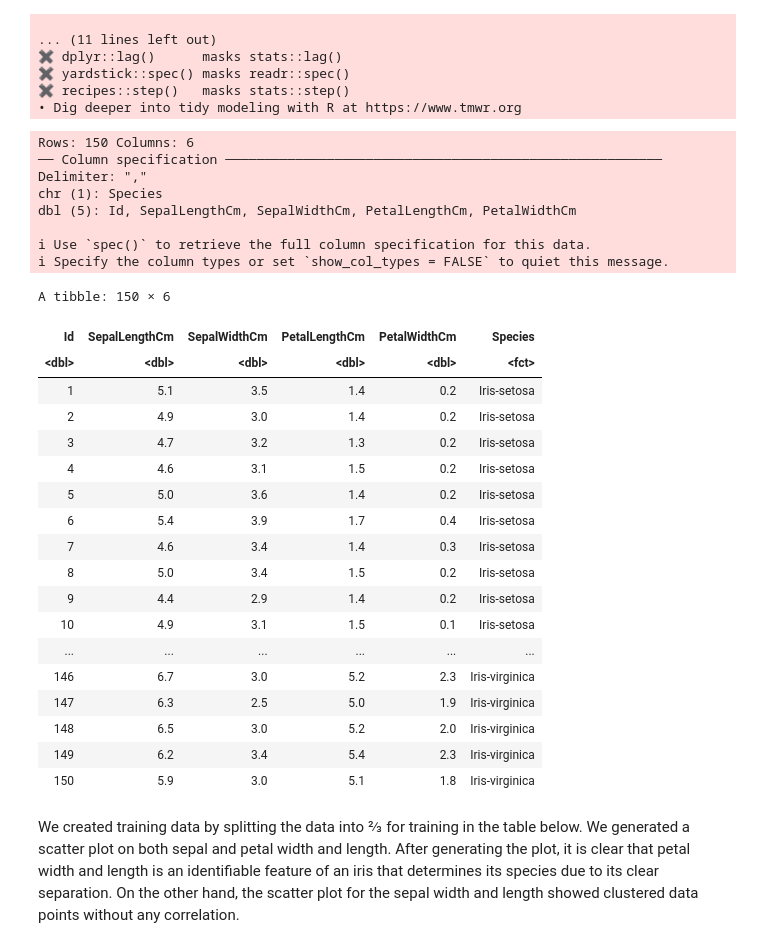
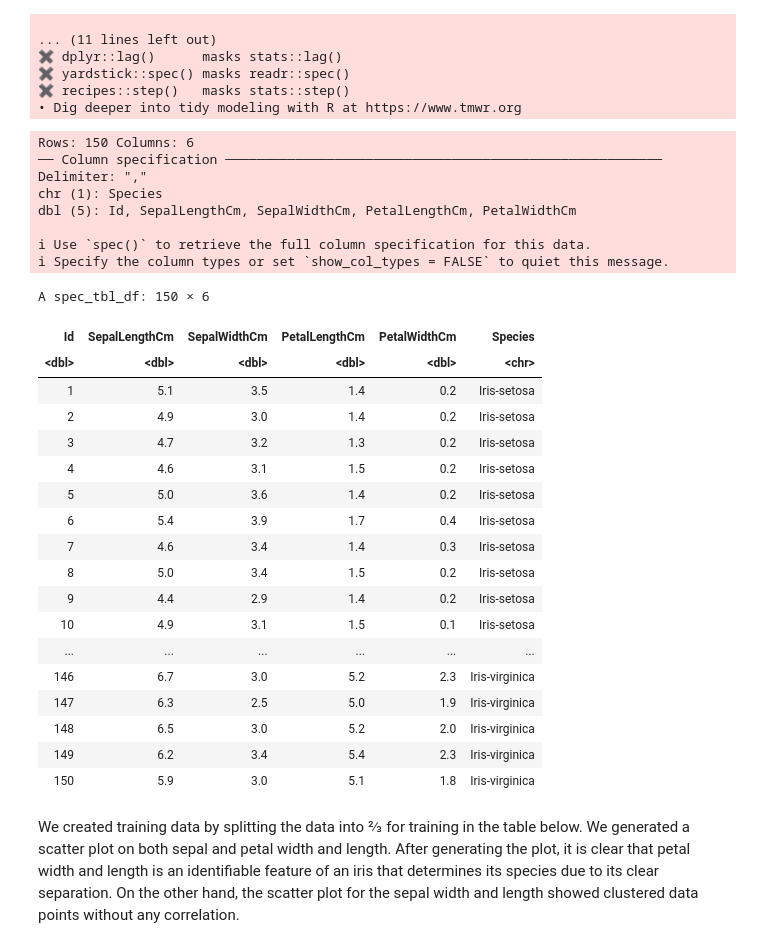
Before and after one commit to lucaschan117/dsci-100-002-group36, a Jupyter notebook: Iris_Project.ipynb, the cells around one changed output. Saved outputs shown, nothing was run; the diff lists cells and outputs as text; code cells hidden in the pictures.

```diff
--- a/Iris_Project.ipynb
+++ b/Iris_Project.ipynb
@@ -28,21 +28,22 @@ library(tidymodels)
 ✖ recipes::step()   masks stats::step()
 • Dig deeper into tidy modeling with R at https://www.tmwr.org
 # %%
-iris <-read_csv("data/Iris.csv") |>
-    mutate(Species = as_factor(Species))
+URL <- "https://drive.usercontent.google.com/u/0/uc?id=1nJhPS7V3n2RzNWZOMhgunLFikY5035Vv&export=download"
+download.file(URL, "data/iris.csv")
+iris <- read_csv("data/iris.csv")
 iris
 # %% [output]
 Rows: 150 Columns: 6
 ── Column specification ────────────────────────────────────────────────────────
 Delimiter: ","
 chr (1): Species
 dbl (5): Id, SepalLengthCm, SepalWidthCm, PetalLengthCm, PetalWidthCm
 
 ℹ Use `spec()` to retrieve the full column specification for this data.
 ℹ Specify the column types or set `show_col_types = FALSE` to quiet this message.
-A tibble: 150 × 6
+A spec_tbl_df: 150 × 6
 | Id | SepalLengthCm | SepalWidthCm | PetalLengthCm | PetalWidthCm | Species |
-| <dbl> | <dbl> | <dbl> | <dbl> | <dbl> | <fct> |
+| <dbl> | <dbl> | <dbl> | <dbl> | <dbl> | <chr> |
 | 1 | 5.1 | 3.5 | 1.4 | 0.2 | Iris-setosa |
 | 2 | 4.9 | 3.0 | 1.4 | 0.2 | Iris-setosa |
 | 3 | 4.7 | 3.2 | 1.3 | 0.2 | Iris-setosa |
```
